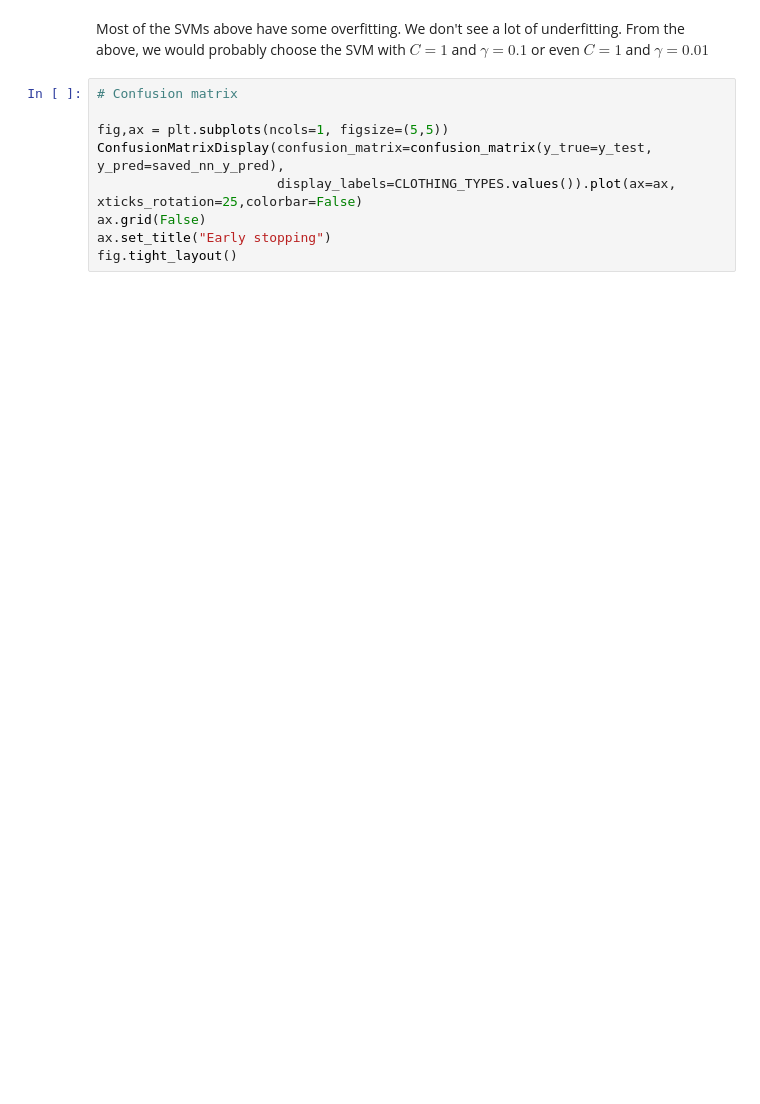
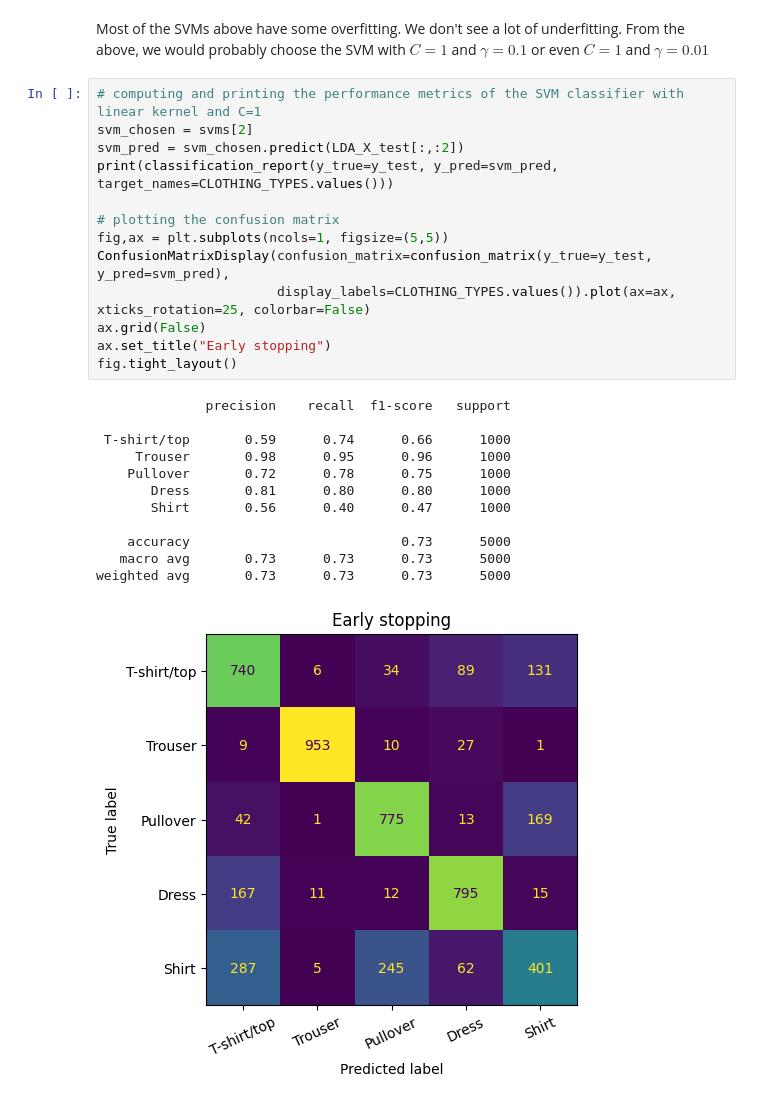
Before and after one commit to krusand/MLProject-FashionMNIST, a Jupyter notebook: 3b. SVM.ipynb, the cells around one changed output. Cells and saved outputs as stored; diff of their text form; blank space fills up the shorter version.

Commit message:
svm add confusion matrix

```diff
--- a/3b. SVM.ipynb
+++ b/3b. SVM.ipynb
@@ -158,11 +142,28 @@ fig.tight_layout()
 # %% [markdown]
 Most of the SVMs above have some overfitting. We don't see a lot of underfitting. From the above, we would probably choose the SVM with $C=1$ and $\gamma = 0.1$ or even $C=1$ and $\gamma = 0.01$
 # %%
-# Confusion matrix
+# computing and printing the performance metrics of the SVM classifier with linear kernel and C=1
+svm_chosen = svms[2]
+svm_pred = svm_chosen.predict(LDA_X_test[:,:2])
+print(classification_report(y_true=y_test, y_pred=svm_pred, target_names=CLOTHING_TYPES.values()))
 
+# plotting the confusion matrix
 fig,ax = plt.subplots(ncols=1, figsize=(5,5))
-ConfusionMatrixDisplay(confusion_matrix=confusion_matrix(y_true=y_test, y_pred=saved_nn_y_pred),
-                       display_labels=CLOTHING_TYPES.values()).plot(ax=ax, xticks_rotation=25,colorbar=False)
+ConfusionMatrixDisplay(confusion_matrix=confusion_matrix(y_true=y_test, y_pred=svm_pred),
+                       display_labels=CLOTHING_TYPES.values()).plot(ax=ax, xticks_rotation=25, colorbar=False)
 ax.grid(False)
 ax.set_title("Early stopping")
 fig.tight_layout()
+# %% [output]
+              precision    recall  f1-score   support
+
+ T-shirt/top       0.59      0.74      0.66      1000
+     Trouser       0.98      0.95      0.96      1000
+    Pullover       0.72      0.78      0.75      1000
+       Dress       0.81      0.80      0.80      1000
+       Shirt       0.56      0.40      0.47      1000
+
+    accuracy                           0.73      5000
+   macro avg       0.73      0.73      0.73      5000
+weighted avg       0.73      0.73      0.73      5000
+[figure, added]
```
Also changed, not shown: parts of 7 cells of this notebook, 1 other file.
